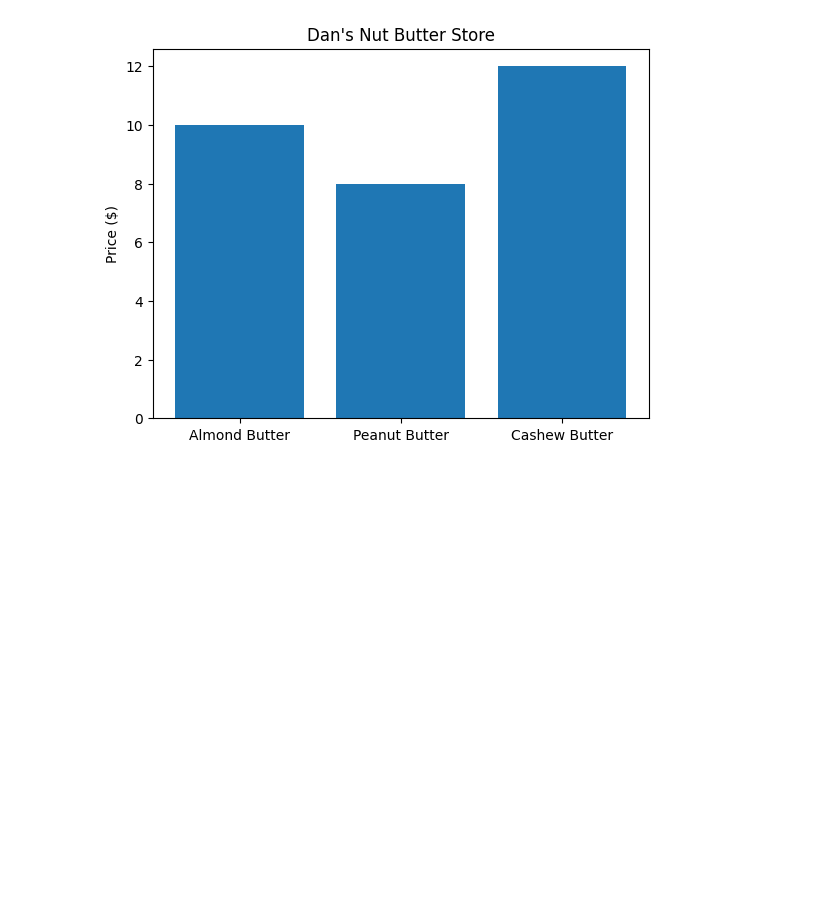
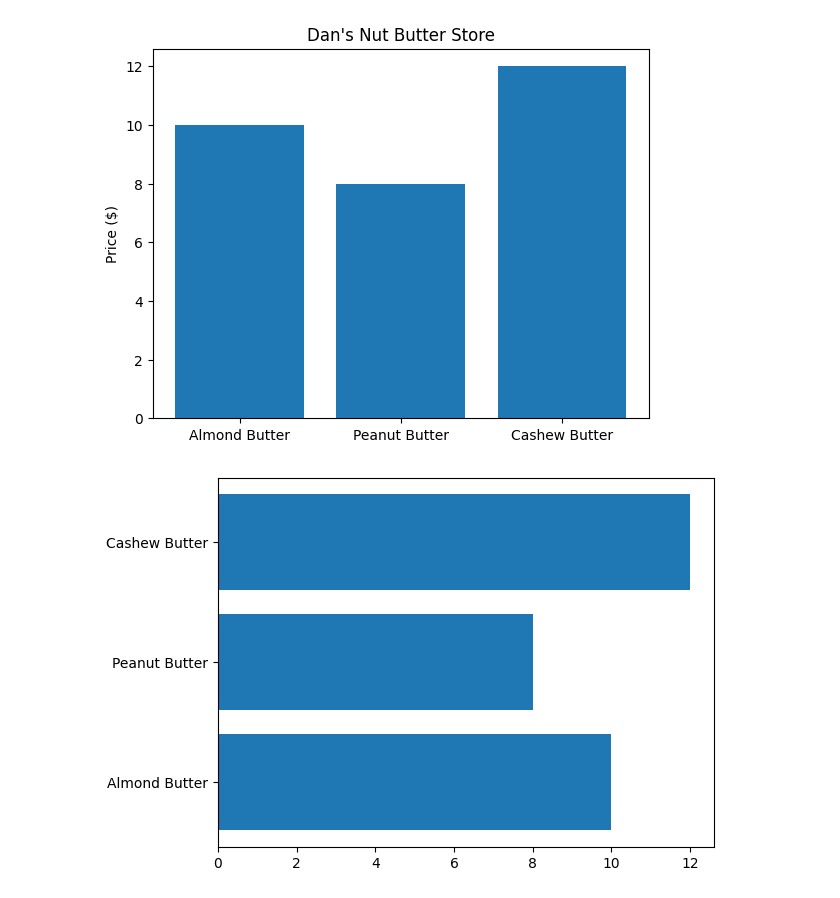
Before and after one commit to ccastell18/Complete_AI_ML_DS, a Jupyter notebook: Matplotlib/matplotlib_practice.ipynb, the cells around one changed output. Drawn from its saved outputs; the diff is of its cells as text; code cells hidden in the pictures; blank space fills up the shorter version.

Commit message:
subplots

```diff
--- a/Matplotlib/matplotlib_practice.ipynb
+++ b/Matplotlib/matplotlib_practice.ipynb
@@ -121,3 +121,8 @@ ax.set(title="Dan's Nut Butter Store",
        ylabel='Price ($)');
 # %% [output]
 [figure]
+# %%
+fig, ax = plt.subplots()
+ax.barh(nut_butter_prices.keys(), nut_butter_prices.values());
+# %% [output]
+[figure, added]
```
Also changed, not shown: parts of 3 cells of this notebook.
